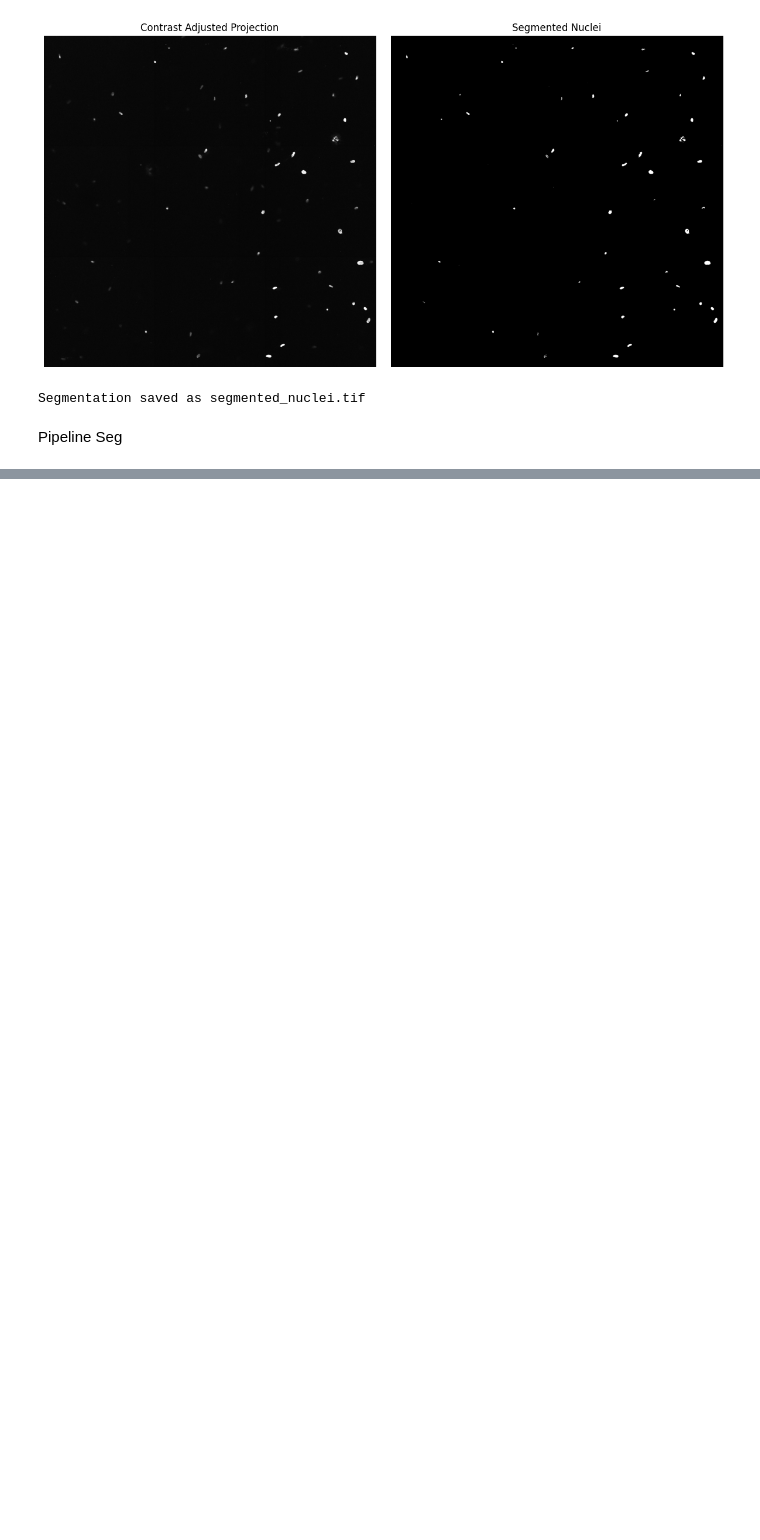
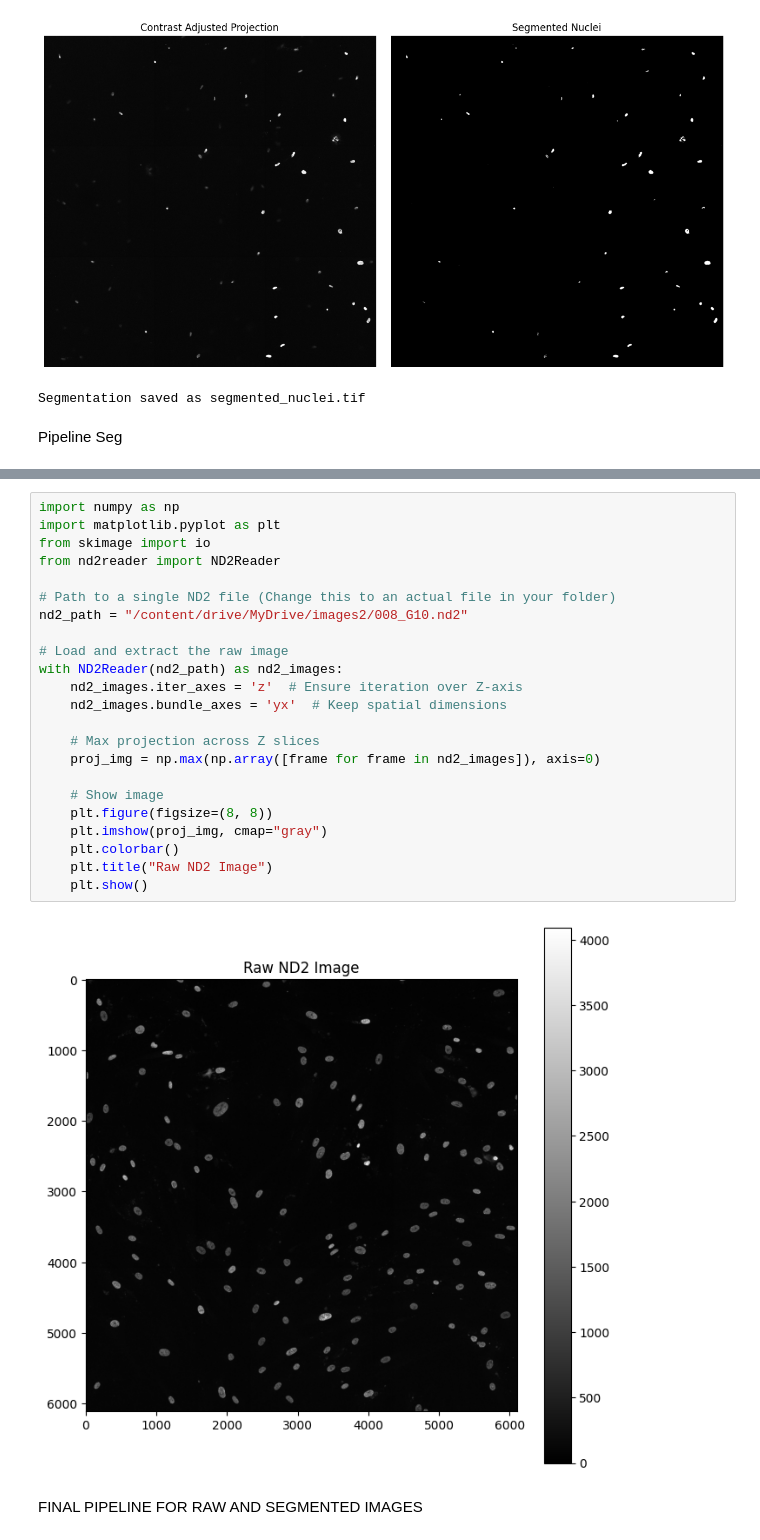
Before and after one commit to ByteCommitter/Nuclear-Feature-Extractor, a Jupyter notebook: extract_nucleus/SegmentationPipeline.ipynb, the cells around one changed output, grey strips where cells are left out. Cells and saved outputs as stored; diff of their text form; blank space fills up the shorter version.

```diff
--- a/extract_nucleus/SegmentationPipeline.ipynb
+++ b/extract_nucleus/SegmentationPipeline.ipynb
@@ -323,0 +378,27 @@ Processed: /content/drive/MyDrive/nukedimages/Sample2B_C5.nd2 -> /content/drive/
+# %%
+import numpy as np
+import matplotlib.pyplot as plt
+from skimage import io
+from nd2reader import ND2Reader
+
+# Path to a single ND2 file (Change this to an actual file in your folder)
+nd2_path = "/content/drive/MyDrive/images2/008_G10.nd2"
+
+# Load and extract the raw image
+with ND2Reader(nd2_path) as nd2_images:
+    nd2_images.iter_axes = 'z'  # Ensure iteration over Z-axis
+    nd2_images.bundle_axes = 'yx'  # Keep spatial dimensions
+
+    # Max projection across Z slices
+    proj_img = np.max(np.array([frame for frame in nd2_images]), axis=0)
+
+    # Show image
+    plt.figure(figsize=(8, 8))
+    plt.imshow(proj_img, cmap="gray")
+    plt.colorbar()
+    plt.title("Raw ND2 Image")
+    plt.show()
+# %% [output]
+[figure, added]
+# %% [markdown]
+FINAL PIPELINE FOR RAW AND SEGMENTED IMAGES
```
Also changed, not shown: parts of 5 cells of this notebook, 1 other file.
